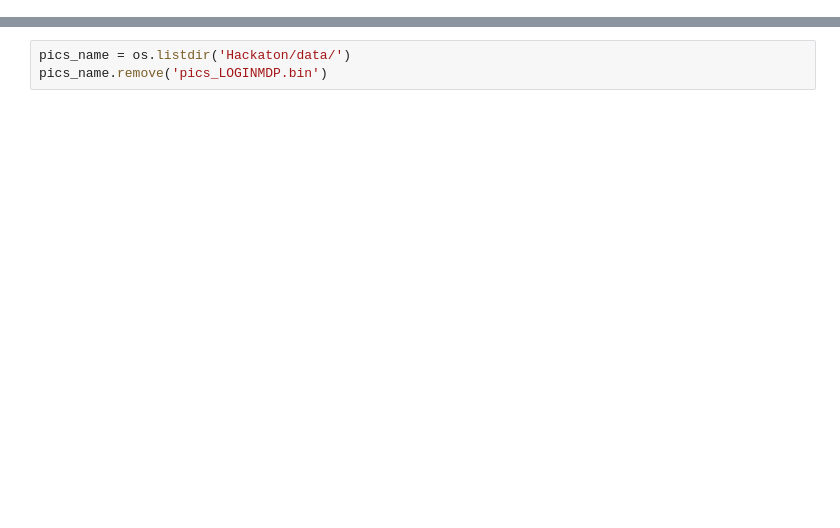
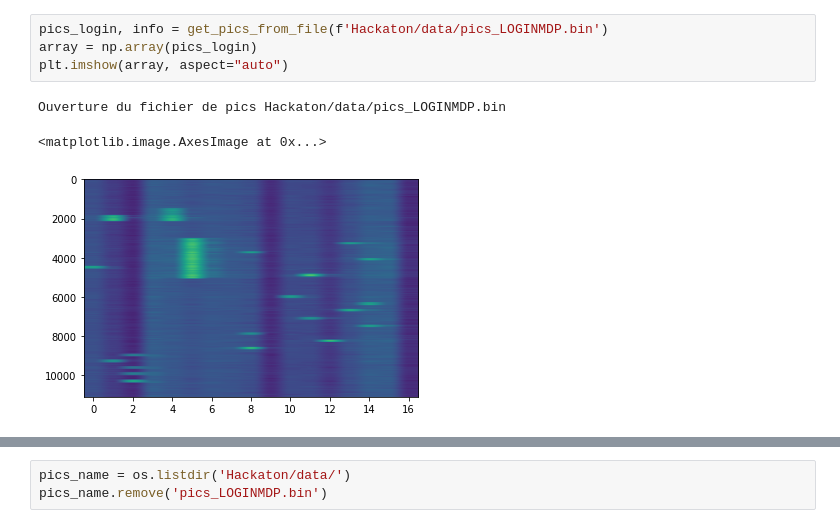
Before and after one commit to Craizox/hackathon, a Jupyter notebook: Hackathon.ipynb, the cells around one changed output, grey strips where cells are left out. Cells and saved outputs as stored; diff of their text form; blank space fills up the shorter version.

```diff
--- a/Hackathon.ipynb
+++ b/Hackathon.ipynb
@@ -18,0 +72,8 @@ from Hackaton.python.read_pics import get_pics_from_file
+# %%
+pics_login, info = get_pics_from_file(f'Hackaton/data/pics_LOGINMDP.bin')
+array = np.array(pics_login)
+plt.imshow(array, aspect="auto")
+# %% [output]
+Ouverture du fichier de pics Hackaton/data/pics_LOGINMDP.bin
+<matplotlib.image.AxesImage at 0x...>
+[figure, added]
```
Also changed, not shown: parts of 29 cells of this notebook.
